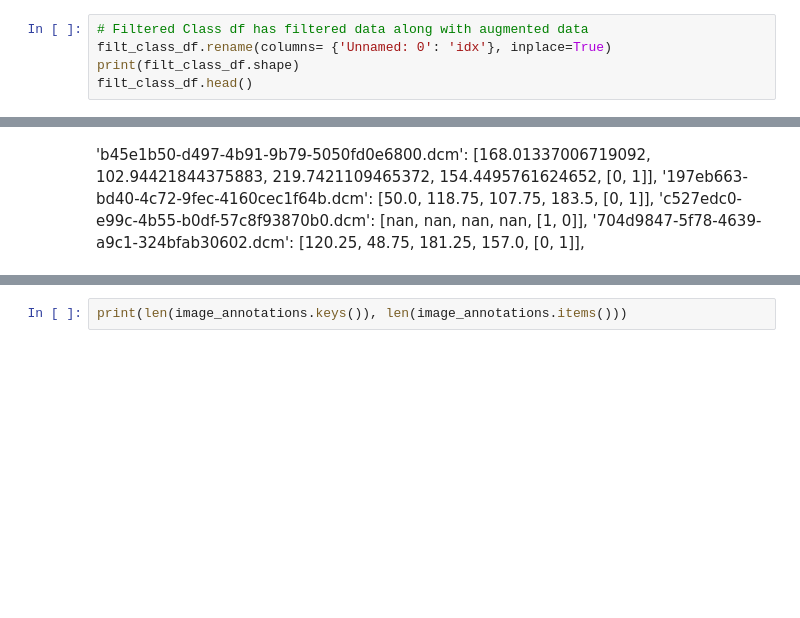
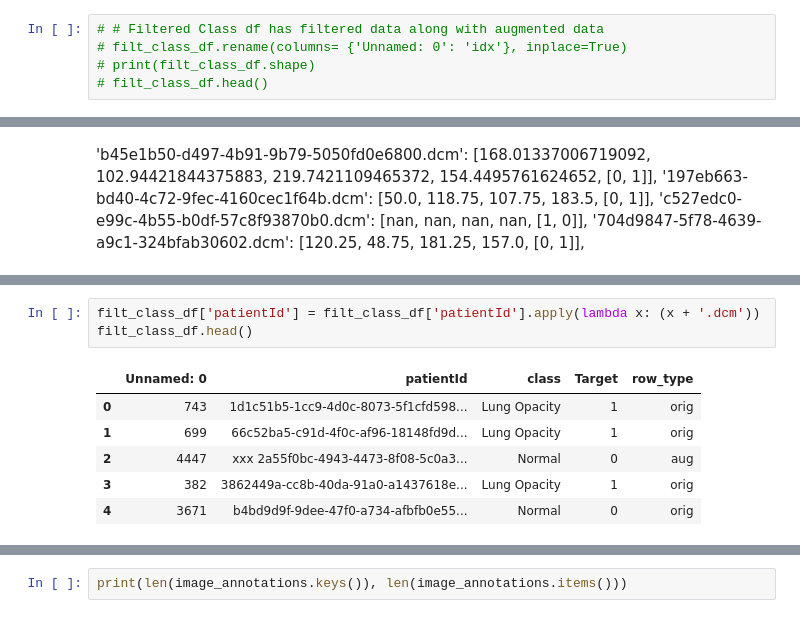
Before and after one commit to amenaria/Capstone-Project-aiml, a Jupyter notebook: Arpit's 3rd Copy of Capstone Project - Computer Vision - Pneumonia Detection Challenge - using SSD.ipynb, the cells around one changed output, grey strips where cells are left out. Cells and saved outputs as stored; diff of their text form; blank space fills up the shorter version.

```diff
--- a/Arpit's 3rd Copy of Capstone Project - Computer Vision - Pneumonia Detection Challenge - using SSD.ipynb
+++ b/Arpit's 3rd Copy of Capstone Project - Computer Vision - Pneumonia Detection Challenge - using SSD.ipynb
@@ -748,10 +734,10 @@ merged_class_df.head()
 | 3 | 3 | 003d8fa0-6bf1-40ed-b54c-ac657f8495c5 | NaN | NaN | NaN | NaN | 0 | Normal | d016ec2dd9a89189afba8183c12a9e1e |
 | 4 | 4 | 00436515-870c-4b36-a041-de91049b9ab4 | 264.0 | 152.0 | 213.0 | 379.0 | 1 | Lung Opacity | 12657f14d27e815bd3026c6ffdfbae3b |
 # %%
-# Filtered Class df has filtered data along with augmented data
-filt_class_df.rename(columns= {'Unnamed: 0': 'idx'}, inplace=True)
-print(filt_class_df.shape)
-filt_class_df.head()
+# # Filtered Class df has filtered data along with augmented data
+# filt_class_df.rename(columns= {'Unnamed: 0': 'idx'}, inplace=True)
+# print(filt_class_df.shape)
+# filt_class_df.head()
 # %% [output]
 (6800, 5)
 |  | idx | patientId | class | Target | row_type |
@@ -961,0 +905,10 @@ print(len(image_list) , len(image_annotations))
+# %%
+filt_class_df['patientId'] = filt_class_df['patientId'].apply(lambda x: (x + '.dcm'))
+filt_class_df.head()
+# %% [output]
+|  | Unnamed: 0 | patientId | class | Target | row_type |
+| 0 | 743 | 1d1c51b5-1cc9-4d0c-8073-5f1cfd598... | Lung Opacity | 1 | orig |
+| 1 | 699 | 66c52ba5-c91d-4f0c-af96-18148fd9d... | Lung Opacity | 1 | orig |
+| 2 | 4447 | xxx 2a55f0bc-4943-4473-8f08-5c0a3... | Normal | 0 | aug |
+| 3 | 382 | 3862449a-cc8b-40da-91a0-a1437618e... | Lung Opacity | 1 | orig |
+| 4 | 3671 | b4bd9d9f-9dee-47f0-a734-afbfb0e55... | Normal | 0 | orig |
```
Also changed, not shown: parts of 106 cells of this notebook, 1 other file.
